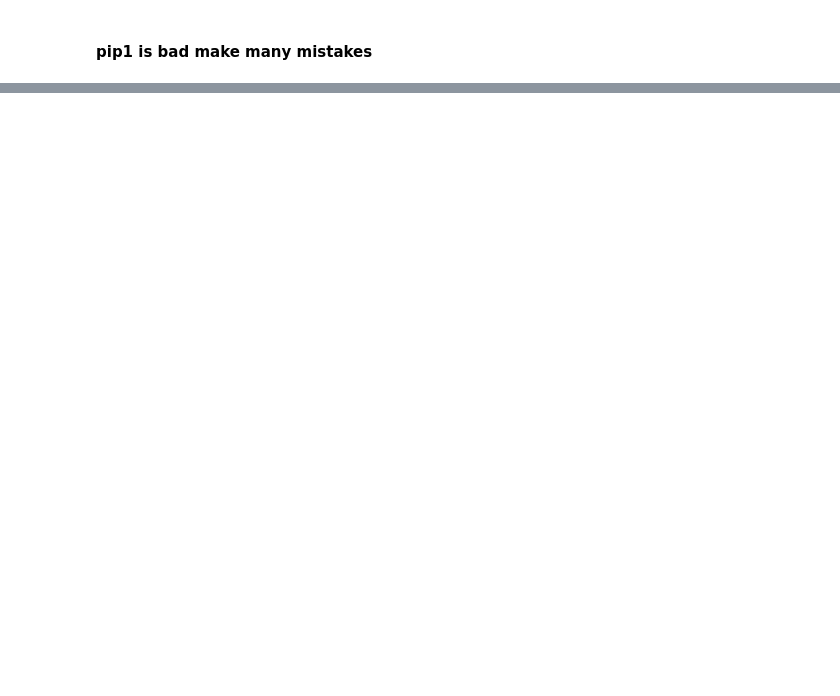
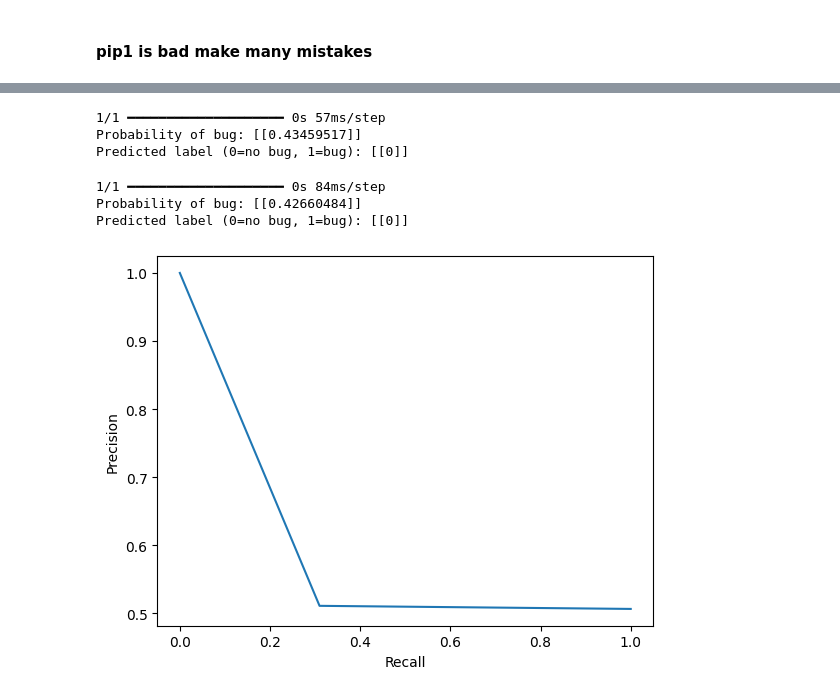
Before and after one commit to yacinemebarki/java_bugs, a Jupyter notebook: model.ipynb, the cells around one changed output, grey strips where cells are left out. Saved outputs shown, nothing was run; the diff lists cells and outputs as text; code cells hidden in the pictures; blank space fills up the shorter version.

Commit message:
add 1d cnn model to improve prediction result

```diff
--- a/model.ipynb
+++ b/model.ipynb
@@ -695,0 +742,8 @@ print(pip3.predict_proba([test_code]))
+# %%
+model.compile(
+    optimizer="adam",
+    loss="binary_crossentropy",
+    metrics=["accuracy"]
+)
+# %%
+model.fit(X, YTrain, epochs=10, batch_size=32, validation_split=0.2)
@@ -695,0 +772,5 @@ print(pip3.predict_proba([test_code]))
+# %%
+tokenizer.fit_on_texts(x_test)
+sequences=tokenizer.texts_to_sequences(x_test)
+XTEST=pad_sequences(sequences, maxlen=100)
+result=y_pred=(model.predict(XTEST) > 0.5).astype("int32")
@@ -695,0 +779,3 @@ print(pip3.predict_proba([test_code]))
+# %%
+result=np.array(result)
+result
@@ -695,0 +814,63 @@ print(pip3.predict_proba([test_code]))
+# %%
+from tensorflow.keras.preprocessing.sequence import pad_sequences
+import numpy as np
+
+test_code = '''public class EpochExample {
+    public static void main(String[] args) {
+        int dataSize = 10;
+        int batchSize = 2;
+        int epochs = 3;
+
+
+        for (int epoch = 1; epoch <= epochs; epoch++) {
+            System.out.println("Epoch " + epoch + "/" + epochs);
+
+
+            for (int i = 0; i < dataSize; i += batchSize) {
+                int end = Math.min(i + batchSize, dataSize);
+                System.out.println("  Processing batch: " + (i+1) + " to " + end);
+            }
+        }
+    }
+}
+'''
+seq=tokenizer.texts_to_sequences([test_code])
+seq_padded=pad_sequences(seq, maxlen=100)
+X_test_code = seq_padded.reshape(seq_padded.shape[0], seq_padded.shape[1], 1).astype('float32')
+pred_prob=model.predict(X_test_code)
+pred_label=(pred_prob > 0.5).astype(int)
+print("Probability of bug:", pred_prob)
+print("Predicted label (0=no bug, 1=bug):", pred_label)
+# %% [output]
+1/1 ━━━━━━━━━━━━━━━━━━━━ 0s 57ms/step
+Probability of bug: [[0.43459517]]
+Predicted label (0=no bug, 1=bug): [[0]]
+# %%
+hello_code='''
+public class HelloWorld {
+    public static void main(String[] args) {
+        System.out.println("Hello, world!");
+    }
+}
+'''
+seq=tokenizer.texts_to_sequences([hello_code])
+seq_padded=pad_sequences(seq,maxlen=100)
+hello_code=seq_padded.reshape(seq_padded.shape[0],seq_padded.shape[1],1).astype('float32')
+pred_prob=model.predict(hello_code)
+pred_label=(pred_prob > 0.5).astype(int)
+print("Probability of bug:", pred_prob)
+print("Predicted label (0=no bug, 1=bug):", pred_label)
+# %% [output]
+1/1 ━━━━━━━━━━━━━━━━━━━━ 0s 84ms/step
+Probability of bug: [[0.42660484]]
+Predicted label (0=no bug, 1=bug): [[0]]
+# %%
+from sklearn.metrics import precision_recall_curve
+precision, recall, _ = precision_recall_curve(y_test, result)
+
+plt.plot(recall, precision)
+plt.xlabel("Recall")
+plt.ylabel("Precision")
+plt.show()
+# %% [output]
+[figure, added]
```
Also changed, not shown: parts of 28 cells of this notebook.
